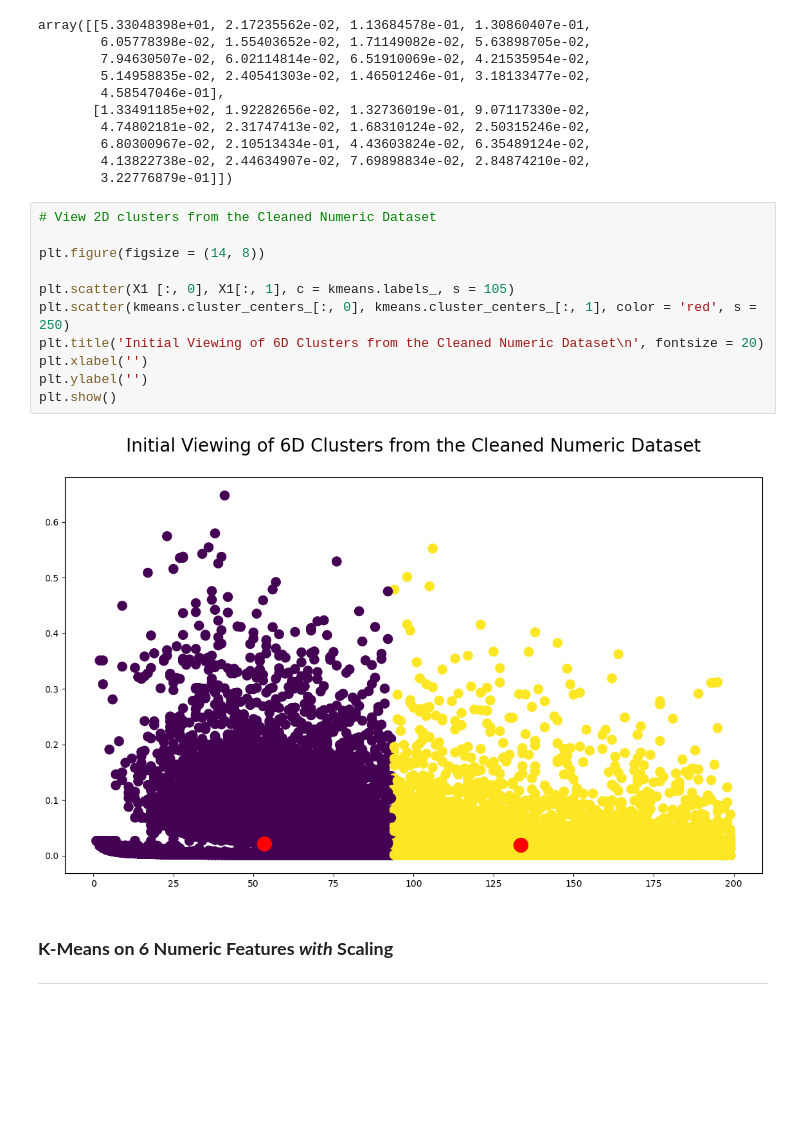
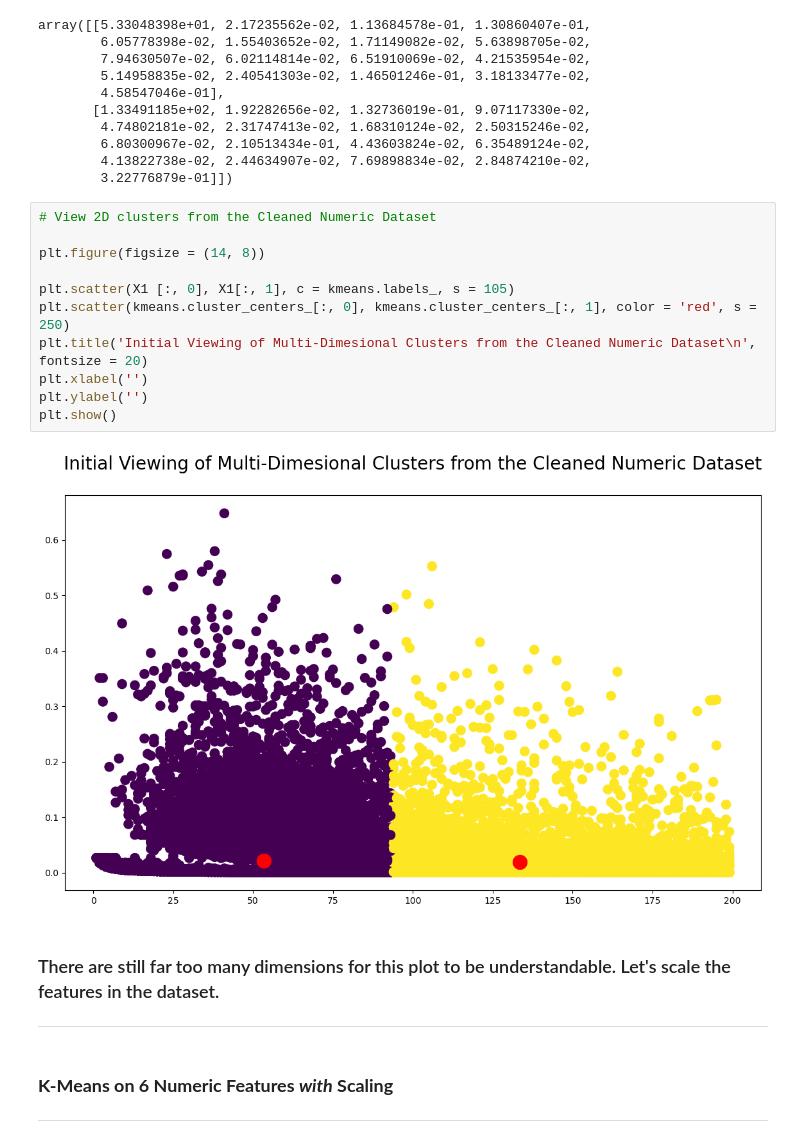
Before and after one commit to thetechleila/Music-Recommendation-Algorithm, a Jupyter notebook: code/model_and_sampleprediction.ipynb, the cells around one changed output. Cells and saved outputs as stored; diff of their text form; blank space fills up the shorter version.

```diff
--- a/code/model_and_sampleprediction.ipynb
+++ b/code/model_and_sampleprediction.ipynb
@@ -121,16 +121,19 @@ array([[5.33048398e+01, 2.17235562e-02, 1.13684578e-01, 1.30860407e-01,
 # %%
 # View 2D clusters from the Cleaned Numeric Dataset
 
 plt.figure(figsize = (14, 8))
 
 plt.scatter(X1 [:, 0], X1[:, 1], c = kmeans.labels_, s = 105)
 plt.scatter(kmeans.cluster_centers_[:, 0], kmeans.cluster_centers_[:, 1], color = 'red', s = 250)
-plt.title('Initial Viewing of 6D Clusters from the Cleaned Numeric Dataset\n', fontsize = 20)
+plt.title('Initial Viewing of Multi-Dimesional Clusters from the Cleaned Numeric Dataset\n', fontsize = 20)
 plt.xlabel('')
 plt.ylabel('')
 plt.show()
 # %% [output]
-[figure, old version]
+[figure, new version]
+# %% [markdown]
+### There are still far too many dimensions for this plot to be understandable. Let's scale the features in the dataset.
+___
 # %% [markdown]
 ### **K-Means on 6 Numeric Features *with* Scaling**
 ___
```
Also changed, not shown: parts of 7 cells of this notebook, 4 other files.
